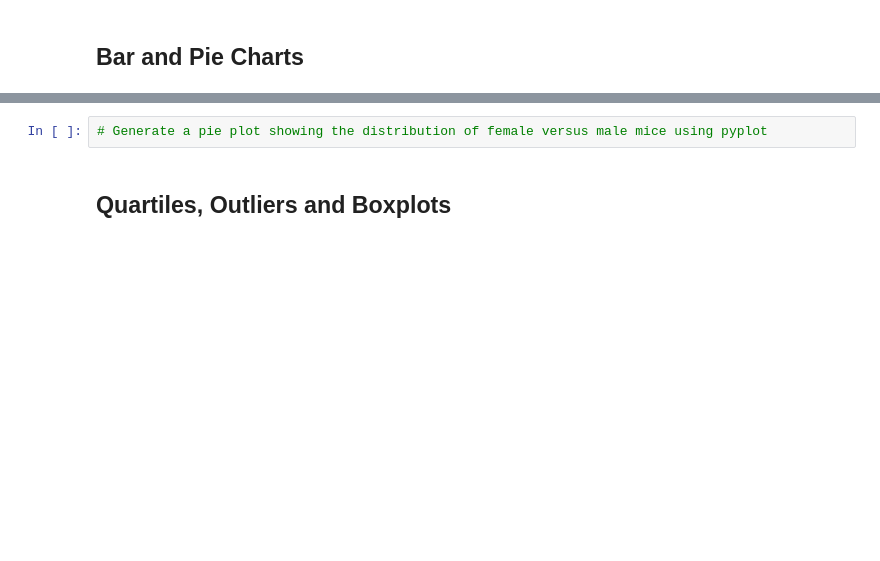
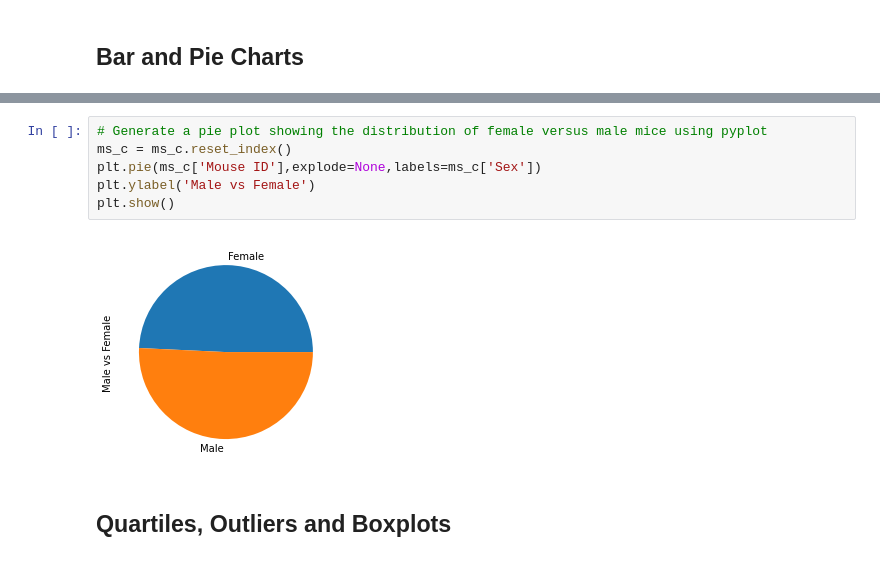
Before and after one commit to steskalja/Pymaceuticals, a Jupyter notebook: pymaceuticals.ipynb, the cells around one changed output, grey strips where cells are left out. Saved outputs shown, nothing was run; the diff lists cells and outputs as text; blank space fills up the shorter version.

```diff
--- a/pymaceuticals.ipynb
+++ b/pymaceuticals.ipynb
@@ -134,5 +158,11 @@ Index(['Timepoint'], dtype='object')
 # %%
 # Generate a pie plot showing the distribution of female versus male mice using pyplot
+ms_c = ms_c.reset_index()
+plt.pie(ms_c['Mouse ID'],explode=None,labels=ms_c['Sex'])
+plt.ylabel('Male vs Female')
+plt.show()
+# %% [output]
+[figure, added]
 # %% [markdown]
 ## Quartiles, Outliers and Boxplots
 # %%
```
Also changed, not shown: parts of 5 cells of this notebook.
